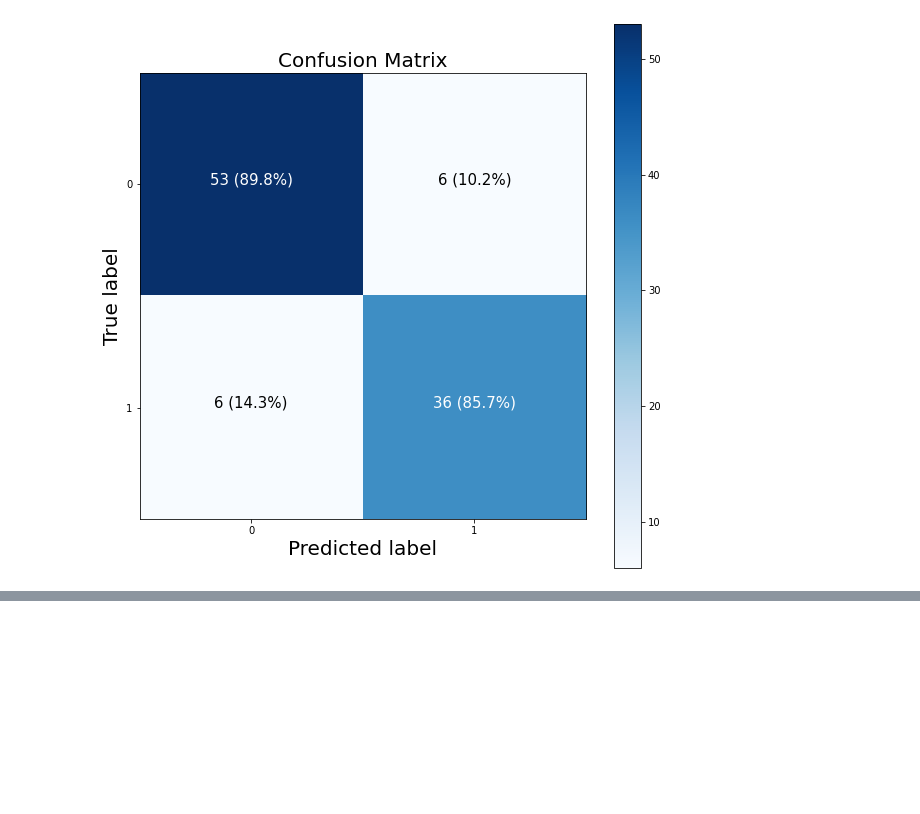
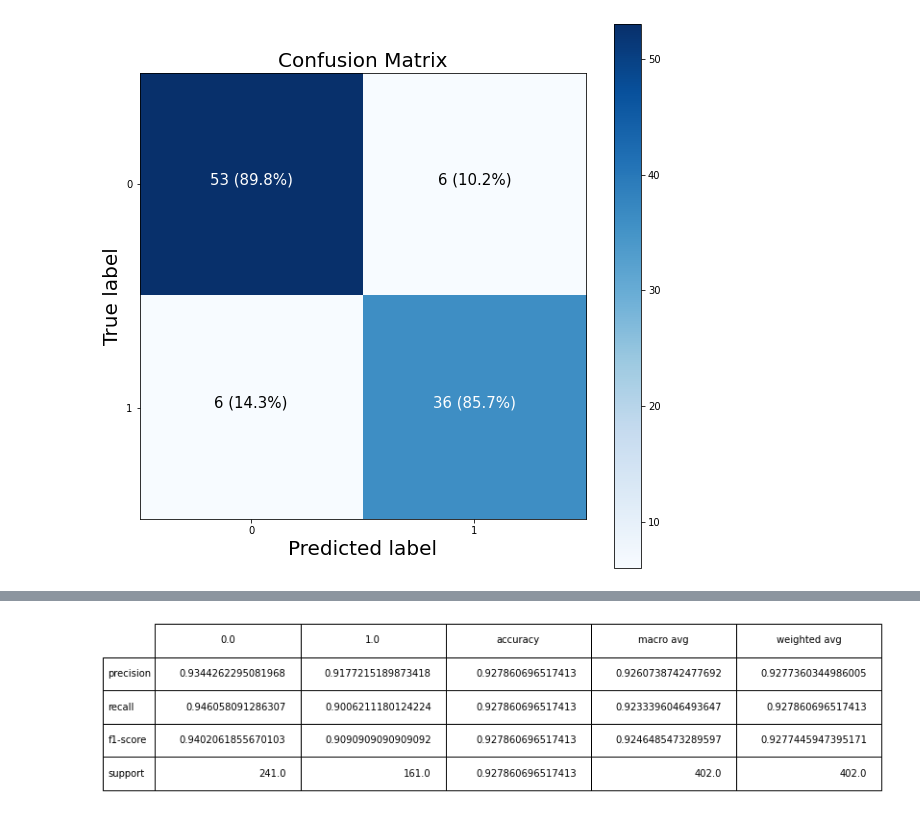
Before and after one commit to hrhampapura/SolarFarmPrediction, a Jupyter notebook: ml_code/Model_Building_Solar_Farm.ipynb, the cells around one changed output, grey strips where cells are left out. Cells and saved outputs as stored; diff of their text form; code cells hidden in the pictures; blank space fills up the shorter version.

```diff
--- a/ml_code/Model_Building_Solar_Farm.ipynb
+++ b/ml_code/Model_Building_Solar_Farm.ipynb
@@ -479,0 +486,18 @@ plot_confusion_matrix(y_test, y_pred_test_svm)
+# %%
+rf = RandomForestClassifier(random_state=42)
+
+n_estimators = [500, 900, 1100, 1500]
+max_features = ['log2', 'sqrt']
+max_depth = [2, 3, 5, 10, 15, None]
+min_samples_split = [2, 5, 10]
+min_samples_leaf = [1, 2, 4]
+
+params_grid = {
+    'n_estimators': n_estimators,
+    'max_features': max_features,
+    'max_depth': max_depth,
+    'min_samples_split': min_samples_split,
+    'min_samples_leaf': min_samples_leaf}
+
+rf_cv = GridSearchCV(rf, params_grid, scoring="accuracy", cv=5, verbose=1, n_jobs=-1)
+rf_cv.fit(X_train, y_train)
@@ -479,0 +513,13 @@ plot_confusion_matrix(y_test, y_pred_test_svm)
+# %%
+rf_tuned = RandomForestClassifier(**rf_cv.best_params_, random_state=42)
+rf_tuned.fit(X_train, y_train)
+y_pred_train_rf = rf_tuned.predict(X_train)
+y_pred_test_rf = rf_tuned.predict(X_test)
+# %%
+df = pd.DataFrame(classification_report(y_train, y_pred_train_rf, output_dict=True))
+fig, ax = plt.subplots(figsize=(15, 8))
+ax.axis('off')
+table = ax.table(cellText=df.values, colLabels=df.columns, rowLabels=df.index, loc='center', bbox=[0, 0, 1, 1], fontsize=14)
+plt.subplots_adjust(left=0.1, right=0.8, top=0.9, bottom=0.6)
+# %% [output]
+[figure, added]
```
Also changed, not shown: parts of 17 cells of this notebook.
